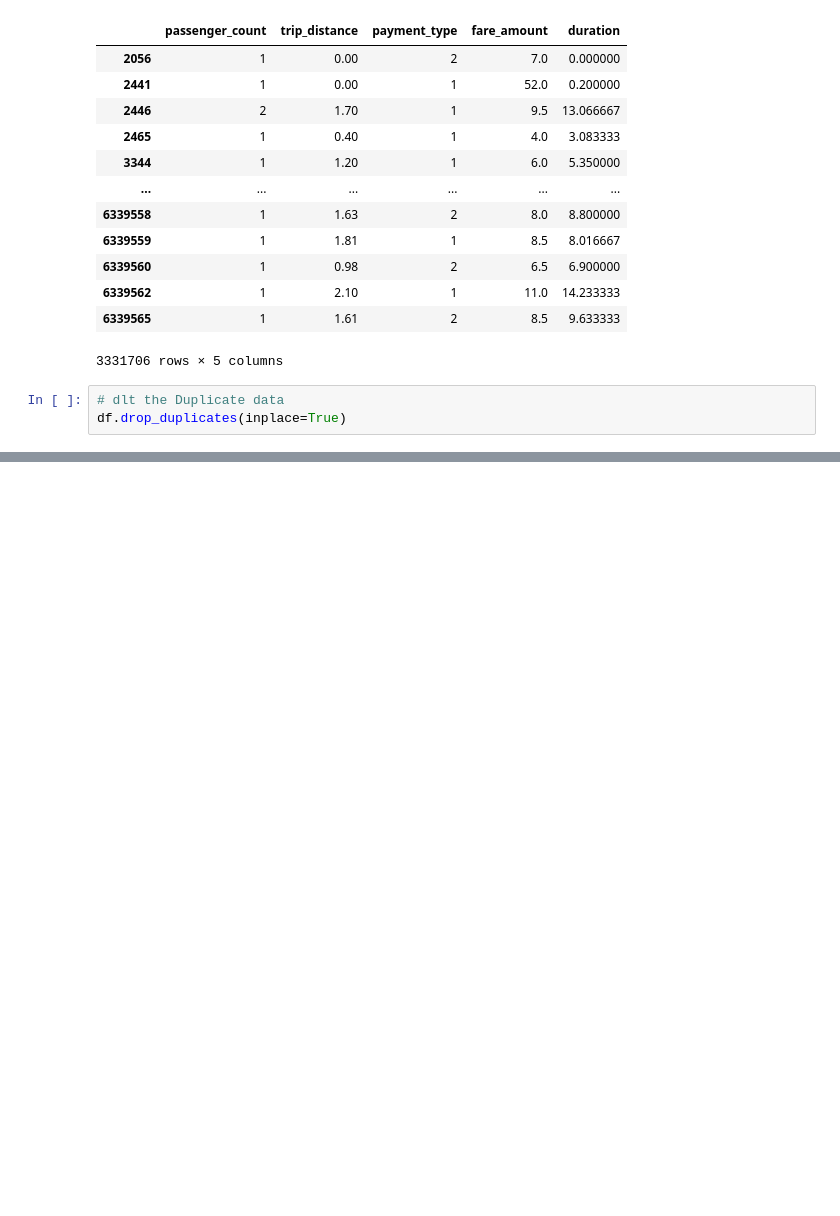
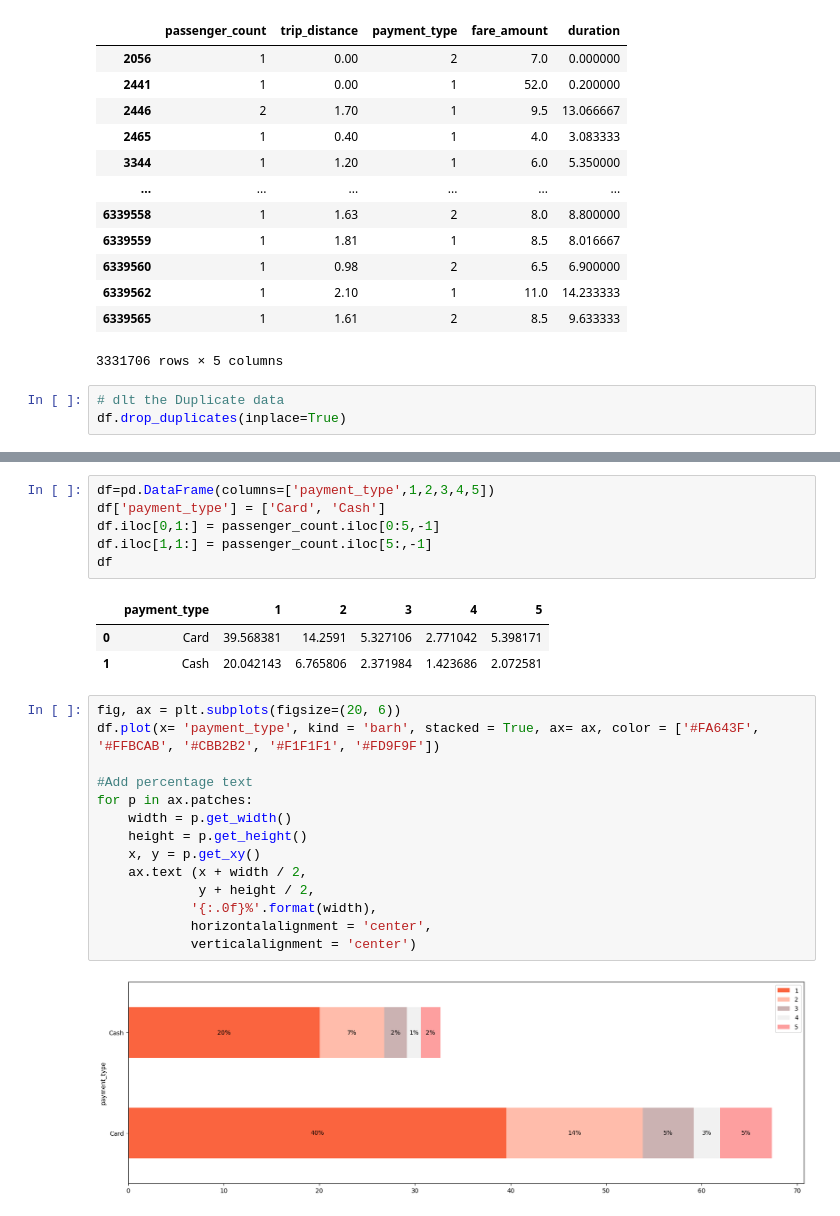
Before and after one commit to bidishacutex/statistics_project, a Jupyter notebook: clean.ipynb, the cells around one changed output, grey strips where cells are left out. Drawn from its saved outputs; the diff is of its cells as text; blank space fills up the shorter version.

```diff
--- a/clean.ipynb
+++ b/clean.ipynb
@@ -135,0 +265,26 @@ df.drop_duplicates(inplace=True)
+# %%
+df=pd.DataFrame(columns=['payment_type',1,2,3,4,5])
+df['payment_type'] = ['Card', 'Cash']
+df.iloc[0,1:] = passenger_count.iloc[0:5,-1]
+df.iloc[1,1:] = passenger_count.iloc[5:,-1]
+df
+# %% [output]
+|  | payment_type | 1 | 2 | 3 | 4 | 5 |
+| 0 | Card | 39.568381 | 14.2591 | 5.327106 | 2.771042 | 5.398171 |
+| 1 | Cash | 20.042143 | 6.765806 | 2.371984 | 1.423686 | 2.072581 |
+# %%
+fig, ax = plt.subplots(figsize=(20, 6))
+df.plot(x= 'payment_type', kind = 'barh', stacked = True, ax= ax, color = ['#FA643F', '#FFBCAB', '#CBB2B2', '#F1F1F1', '#FD9F9F'])
+
+#Add percentage text
+for p in ax.patches:
+    width = p.get_width()
+    height = p.get_height()
+    x, y = p.get_xy()
+    ax.text (x + width / 2,
+             y + height / 2,
+            '{:.0f}%'.format(width),
+            horizontalalignment = 'center',
+            verticalalignment = 'center')
+# %% [output]
+[figure, added]
```
Also changed, not shown: parts of 14 cells of this notebook, 1 other file.
